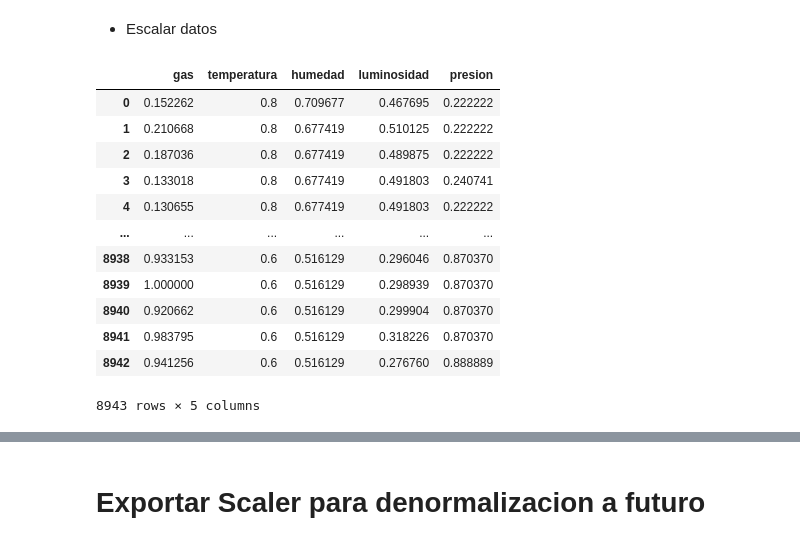
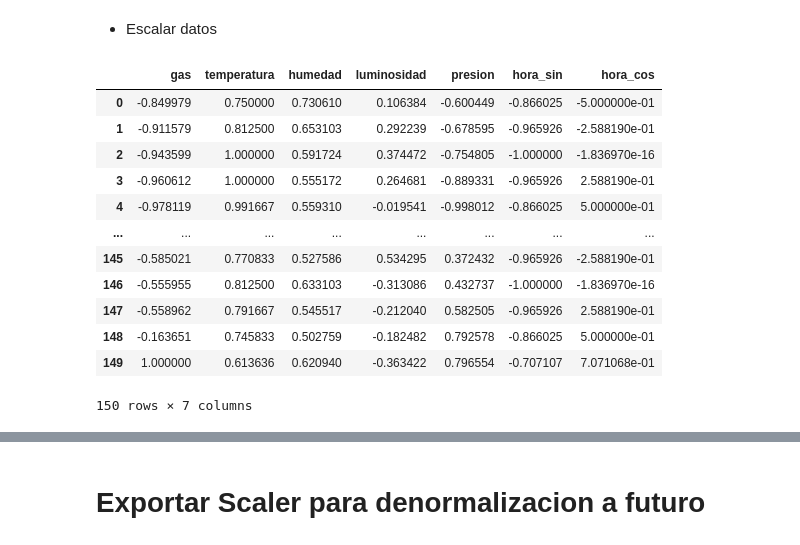
Before and after one commit to njpd57/Solemne-3-Microprocesadores, a Jupyter notebook: src/notebook.ipynb, the cells around one changed output, grey strips where cells are left out. Saved outputs shown, nothing was run; the diff lists cells and outputs as text; code cells hidden in the pictures.

```diff
--- a/src/notebook.ipynb
+++ b/src/notebook.ipynb
@@ -54,0 +53,3 @@ df
+# %%
+df['hora'] = df['fecha'].dt.hour
+df
@@ -54,0 +92,3 @@ df
+# %%
+df_resampled = df.resample('60T').mean()
+df_resampled
@@ -54,0 +112,16 @@ df
+# %%
+df = df_resampled
+# Codificar la hora del día de manera cíclica
+df['hora_sin'] = np.sin(2 * np.pi * df['hora'] / 24)  # 24 horas en un día
+df['hora_cos'] = np.cos(2 * np.pi * df['hora'] / 24)
+
+# Codificar el día de la semana de manera cíclica
+# df['dayofweek_sin'] = np.sin(2 * np.pi * df['dayofweek'] / 7)  # 7 días en una semana
+# df['dayofweek_cos'] = np.cos(2 * np.pi * df['dayofweek'] / 7)
+
+# # Codificar el mes del año de manera cíclica
+# df['month_sin'] = np.sin(2 * np.pi * df['month'] / 12)  # 12 meses en un año
+# df['month_cos'] = np.cos(2 * np.pi * df['month'] / 12)
+
+# Ahora df contiene las variables cíclicas
+print(df)
@@ -117,5 +210,5 @@ df
 # %%
-df_clean = df.drop(columns=['fecha_unix'])
+df_clean = df.drop(columns=["hora"])
 df_clean = df_clean.reset_index(drop=True)
 df_clean
 # %% [output]
@@ -137,26 +230,26 @@ df_clean
 # %%
 from sklearn.preprocessing import MinMaxScaler
 
-scaler = MinMaxScaler(feature_range=(0,1))
+scaler = MinMaxScaler(feature_range=(-1,1))
 df_scaled = scaler.fit_transform(df_clean.to_numpy())
 df_scaled = pd.DataFrame(df_scaled, columns=list(df_clean.columns))
 
 target_scaler = MinMaxScaler(feature_range=(0, 1))
 df_scaled[['temperatura', 'humedad']] = target_scaler.fit_transform(df_clean[['temperatura', 'humedad']].to_numpy())
 df_scaled = df_scaled.astype(float)
 
 df_scaled
 # %% [output]
-|  | gas | temperatura | humedad | luminosidad | presion |
-| 0 | 0.152262 | 0.8 | 0.709677 | 0.467695 | 0.222222 |
-| 1 | 0.210668 | 0.8 | 0.677419 | 0.510125 | 0.222222 |
-| 2 | 0.187036 | 0.8 | 0.677419 | 0.489875 | 0.222222 |
-| 3 | 0.133018 | 0.8 | 0.677419 | 0.491803 | 0.240741 |
-| 4 | 0.130655 | 0.8 | 0.677419 | 0.491803 | 0.222222 |
-| ... | ... | ... | ... | ... | ... |
-| 8938 | 0.933153 | 0.6 | 0.516129 | 0.296046 | 0.870370 |
-| 8939 | 1.000000 | 0.6 | 0.516129 | 0.298939 | 0.870370 |
-| 8940 | 0.920662 | 0.6 | 0.516129 | 0.299904 | 0.870370 |
-| 8941 | 0.983795 | 0.6 | 0.516129 | 0.318226 | 0.870370 |
-| 8942 | 0.941256 | 0.6 | 0.516129 | 0.276760 | 0.888889 |
+|  | gas | temperatura | humedad | luminosidad | presion | hora_sin | hora_cos |
+| 0 | -0.849979 | 0.750000 | 0.730610 | 0.106384 | -0.600449 | -0.866025 | -5.000000e-01 |
+| 1 | -0.911579 | 0.812500 | 0.653103 | 0.292239 | -0.678595 | -0.965926 | -2.588190e-01 |
+| 2 | -0.943599 | 1.000000 | 0.591724 | 0.374472 | -0.754805 | -1.000000 | -1.836970e-16 |
+| 3 | -0.960612 | 1.000000 | 0.555172 | 0.264681 | -0.889331 | -0.965926 | 2.588190e-01 |
+| 4 | -0.978119 | 0.991667 | 0.559310 | -0.019541 | -0.998012 | -0.866025 | 5.000000e-01 |
+| ... | ... | ... | ... | ... | ... | ... | ... |
+| 145 | -0.585021 | 0.770833 | 0.527586 | 0.534295 | 0.372432 | -0.965926 | -2.588190e-01 |
+| 146 | -0.555955 | 0.812500 | 0.633103 | -0.313086 | 0.432737 | -1.000000 | -1.836970e-16 |
+| 147 | -0.558962 | 0.791667 | 0.545517 | -0.212040 | 0.582505 | -0.965926 | 2.588190e-01 |
+| 148 | -0.163651 | 0.745833 | 0.502759 | -0.182482 | 0.792578 | -0.866025 | 5.000000e-01 |
+| 149 | 1.000000 | 0.613636 | 0.620940 | -0.363422 | 0.796554 | -0.707107 | 7.071068e-01 |
-8943 rows × 5 columns
+150 rows × 7 columns
```
Also changed, not shown: parts of 52 cells of this notebook, 20 other files.
